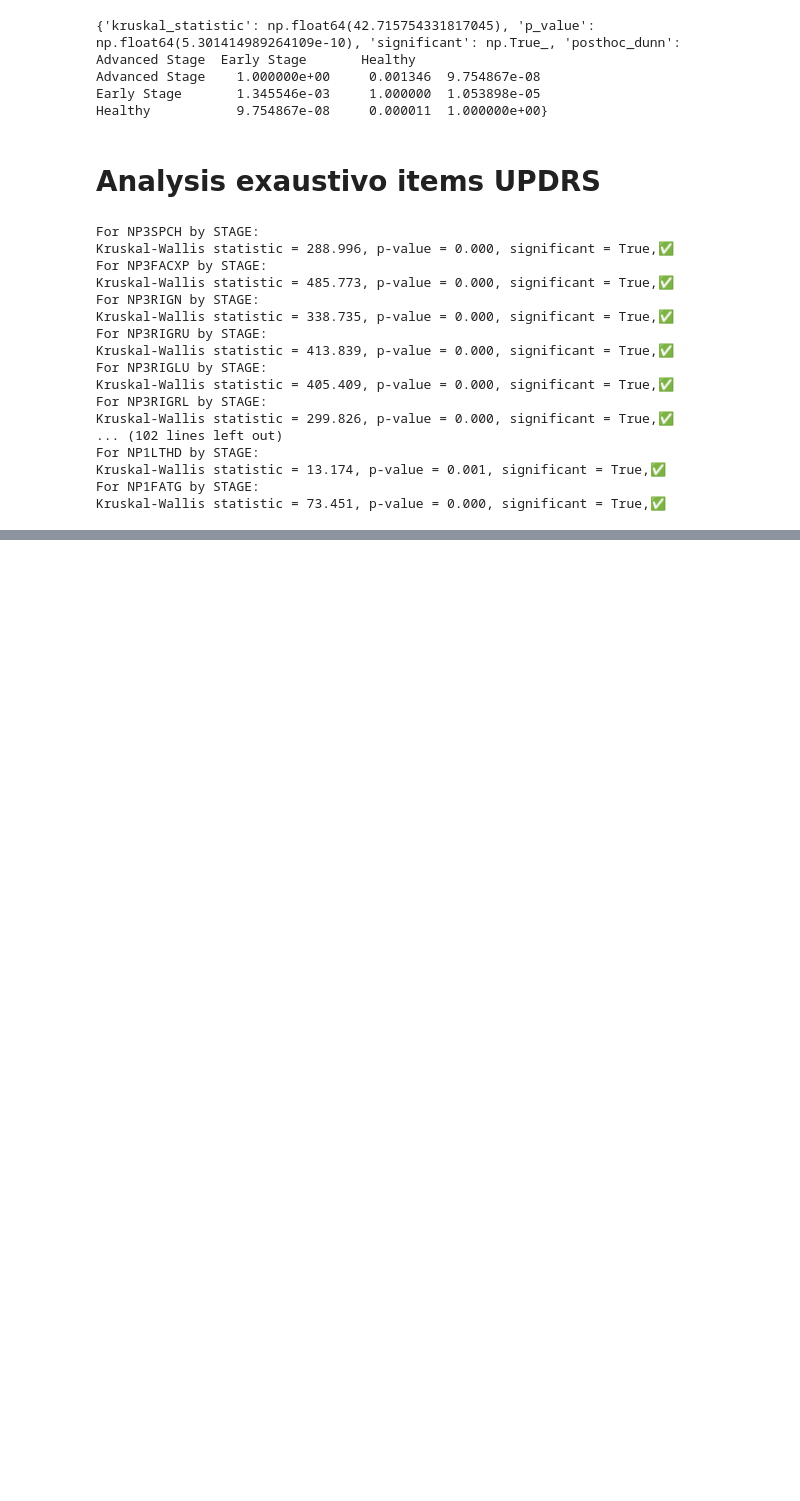
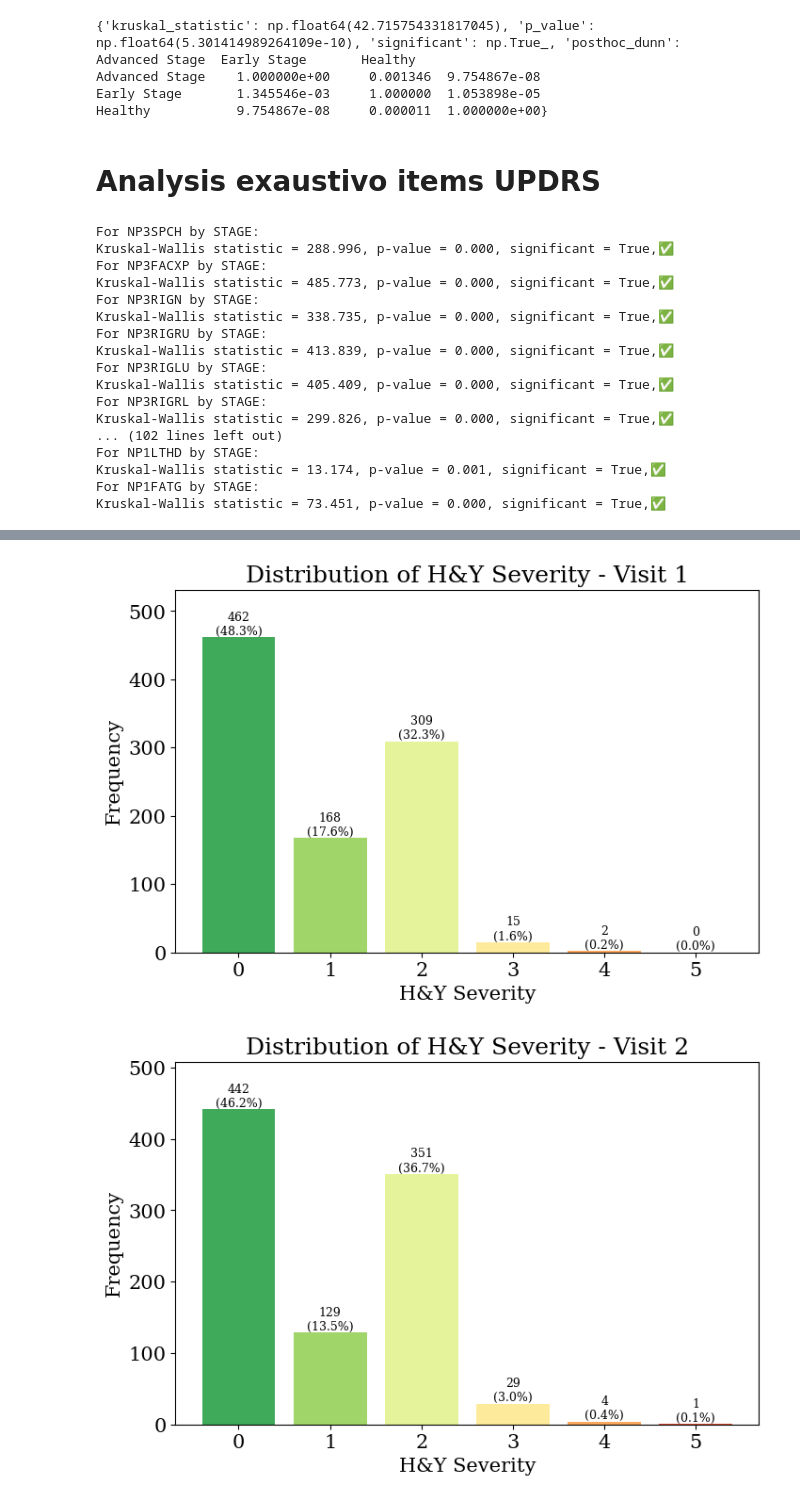
Before and after one commit to fserracrespi/PD_progression_ppmi, a Jupyter notebook: SCRIPTS/PYTHON/DATA EDA/HY_OUTPUT.ipynb, the cells around one changed output, grey strips where cells are left out. Saved outputs shown, nothing was run; the diff lists cells and outputs as text; code cells hidden in the pictures; blank space fills up the shorter version.

```diff
--- a/SCRIPTS/PYTHON/DATA EDA/HY_OUTPUT.ipynb
+++ b/SCRIPTS/PYTHON/DATA EDA/HY_OUTPUT.ipynb
@@ -1378,0 +1778,8 @@ Kruskal-Wallis statistic = 73.451, p-value = 0.000, significant = True,✅
+# %%
+import pandas as pd
+import matplotlib.pyplot as plt
+import numpy as np
+
+df = pd.read_csv(project_root / 'SCRIPTS/PYTHON/MODEL_ANALYSIS/DATA/V2_version/Full_set.csv')
+df.drop(columns=['Unnamed: 0'], inplace=True)
+df
@@ -1378,0 +1800,42 @@ Kruskal-Wallis statistic = 73.451, p-value = 0.000, significant = True,✅
+# %%
+classes = [0, 1, 2, 3, 4, 5]
+
+# Colores: menor gravedad verde, mayor gravedad rojo
+colors = plt.cm.RdYlGn_r(np.linspace(0.15, 0.85, len(classes)))
+
+for event in [1, 2, 3, 4]:
+
+    subset_nhy = df.loc[df['EVENT_ID'] == event, 'NHY'].dropna()
+
+    counts = [sum(subset_nhy == c) for c in classes]
+    total = sum(counts)
+
+    percentages = [(count / total) * 100 if total > 0 else 0 for count in counts]
+
+    fig, ax = plt.subplots(figsize=(8, 5))
+
+    bars = ax.bar(classes, counts, color=colors)
+
+    ax.set_xlabel("H&Y Severity")
+    ax.set_ylabel("Frequency")
+    ax.set_title(f"Distribution of H&Y Severity - Visit {event}")
+    ax.set_xticks(classes)
+    ax.set_ylim(0, max(counts) * 1.15 if max(counts) > 0 else 1)
+
+    # Añadir contador y porcentaje encima de cada barra
+    for bar, count, percentage in zip(bars, counts, percentages):
+        height = bar.get_height()
+
+        ax.text(
+            bar.get_x() + bar.get_width() / 2,
+            height,
+            f"{count}\n({percentage:.1f}%)",
+            ha="center",
+            va="bottom",
+            fontsize=9
+        )
+
+    plt.show()
+# %% [output]
+[figure, added]
+[figure, added]
```
Also changed, not shown: parts of 14 cells of this notebook, 4 other files.
